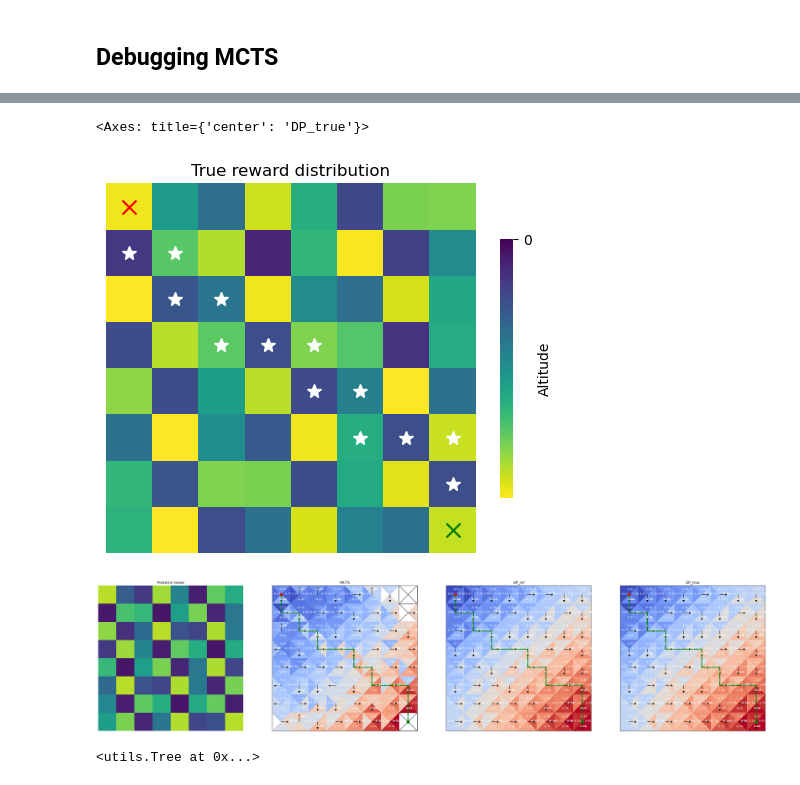
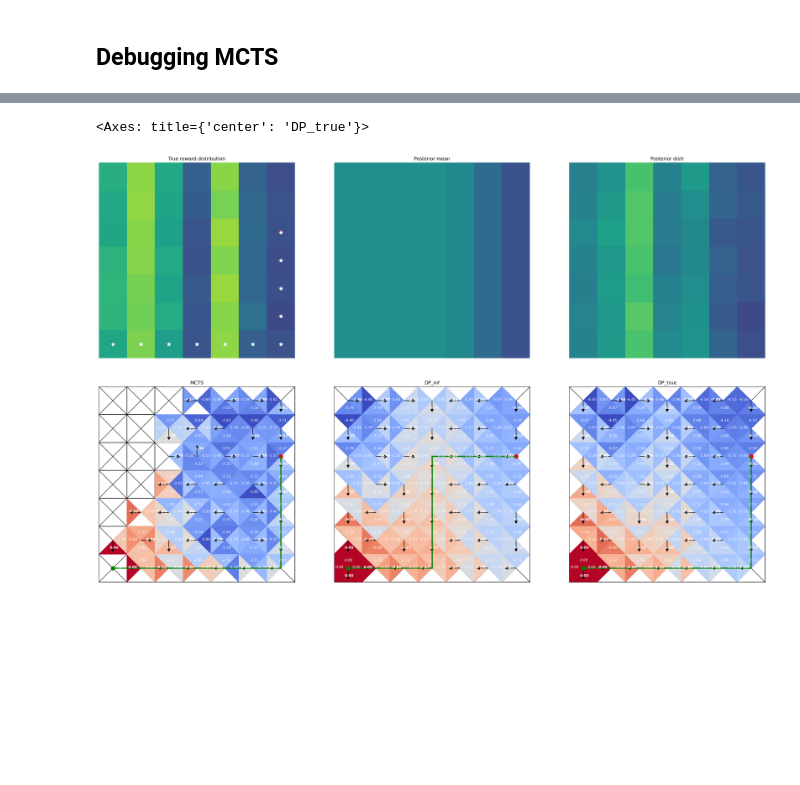
Before and after one commit to tgham/context_exploration, a Jupyter notebook: GP_worlds.ipynb, the cells around one changed output, grey strips where cells are left out. Saved outputs shown, nothing was run; the diff lists cells and outputs as text; code cells hidden in the pictures; blank space fills up the shorter version.

```diff
--- a/GP_worlds.ipynb
+++ b/GP_worlds.ipynb
@@ -1216,25 +1260,37 @@ start:  [0, 0] ; goal:  [7 7]
 # %%
 ## plot env
-ax = plt.subplot()
-costs = env_copy.costs + env_copy.r_noise*np.random.randn(N,N)
-plot_r(costs, ax = ax, title = 'True reward distribution', cbar=True)
-plt.scatter(info['agent'][1]+0.5, info['agent'][0]+0.5, c = 'r', s = 100, marker = 'x')
-plt.scatter(info['target'][1]+0.5, info['target'][0]+0.5, c = 'g', s = 100, marker = 'x')
-plot_traj([env.o_traj], ax = ax)
+MCTS.tree.action_tree()
+fig, axs = plt.subplots(1,3, figsize = (30,10))
+costs = env_copy.costs.copy()
+# costs += env_copy.r_noise*np.random.randn(N,N)
+plot_r(costs, ax = axs[0], title = 'True reward distribution', cbar=False)
+axs[0].scatter(info['agent'][1]+0.5, info['agent'][0]+0.5, c = 'r', s = 100, marker = 'x')
+axs[0].scatter(info['goal'][1]+0.5, info['goal'][0]+0.5, c = 'g', s = 100, marker = 'x')
+plot_traj([env.o_traj], ax = axs[0])
+
+## plot posterior mean and post distr
+
+pred = env.posterior_mean.reshape(N,N)
+pred += np.sqrt(env.posterior_var.reshape(N,N)) * env.expl_beta
+plot_r(pred, ax = axs[1], title = 'Posterior mean', cbar=False)
+
+
+post_dist = env.sample(env.posterior_mean, env.posterior_cov, ).reshape(N,N)
+plot_r(post_dist, ax = axs[2], title = 'Posterior distr', cbar=False)
 
 ## plot MCTS tree along with DP Q values
-fig, axs = plt.subplots(1,4, figsize = (40,10))
-pred = env.posterior_mean.reshape(N,N) + np.sqrt(env.posterior_var.reshape(N,N)) * env.expl_beta
-pred += np.sqrt(env.posterior_var.reshape(N,N)) * env.expl_beta
-plot_r(pred, ax = axs[0], title = 'Posterior mean', cbar=False)
-plot_action_tree(tree_q, info['agent'], info['target'], ax = axs[1], title='MCTS' )
-plot_action_tree(env.Q_inf, env.get_obs()['agent'], env.get_obs()['target'], ax=axs[2], title = 'DP_inf')
-plot_action_tree(env.Q_true, env.get_obs()['agent'], env.get_obs()['target'], ax=axs[3], title = 'DP_true')
+fig, axs = plt.subplots(1,3, figsize = (30,10))
+plot_action_tree(MCTS.tree.tree_q, info['agent'], info['goal'], ax = axs[0], title='MCTS' )
+plot_action_tree(env.Q_inf, env.get_obs()['agent'], env.get_obs()['goal'], ax=axs[1], title = 'DP_inf')
+plot_action_tree(env.Q_true, env.get_obs()['agent'], env.get_obs()['goal'], ax=axs[2], title = 'DP_true')
+
+# print(env_copy.obs)
+# print(np.round(env_copy.posterior_mean,3))
+# plt.figure()
+# sns.histplot(env_copy.posterior_mean.flatten())
+# plt.figure()
+# sns.heatmap(env_copy.posterior_mean.reshape(N,N), annot=True)
 # %% [output]
 <Axes: title={'center': 'DP_true'}>
-[figure, old version]
+[figure, new version]
-[figure, old version]
+[figure, new version]
-# %%
-tree
-# %% [output]
-<utils.Tree at 0x...>
```
Also changed, not shown: parts of 18 cells of this notebook.
